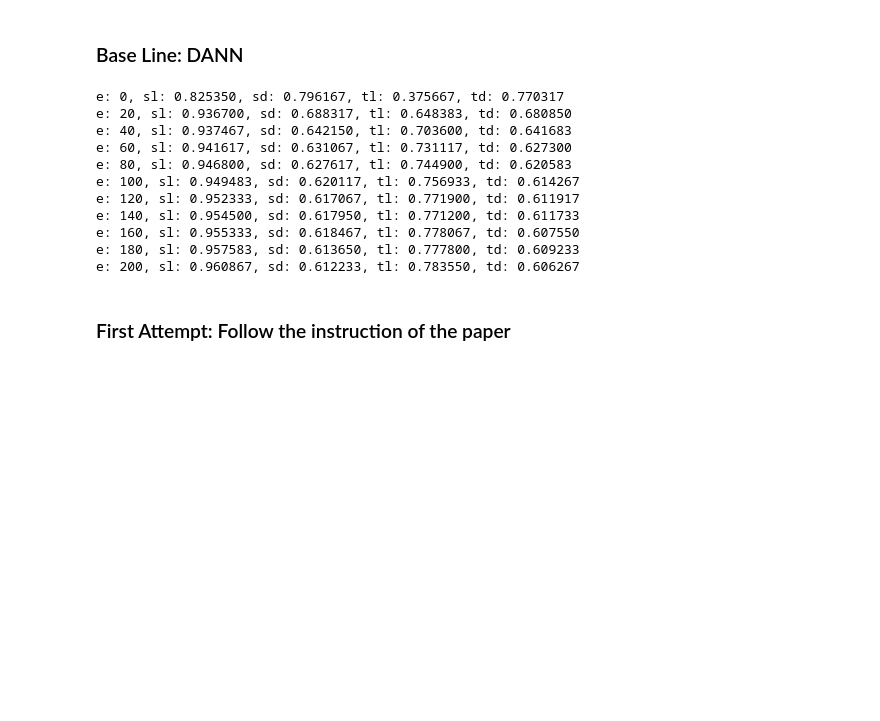
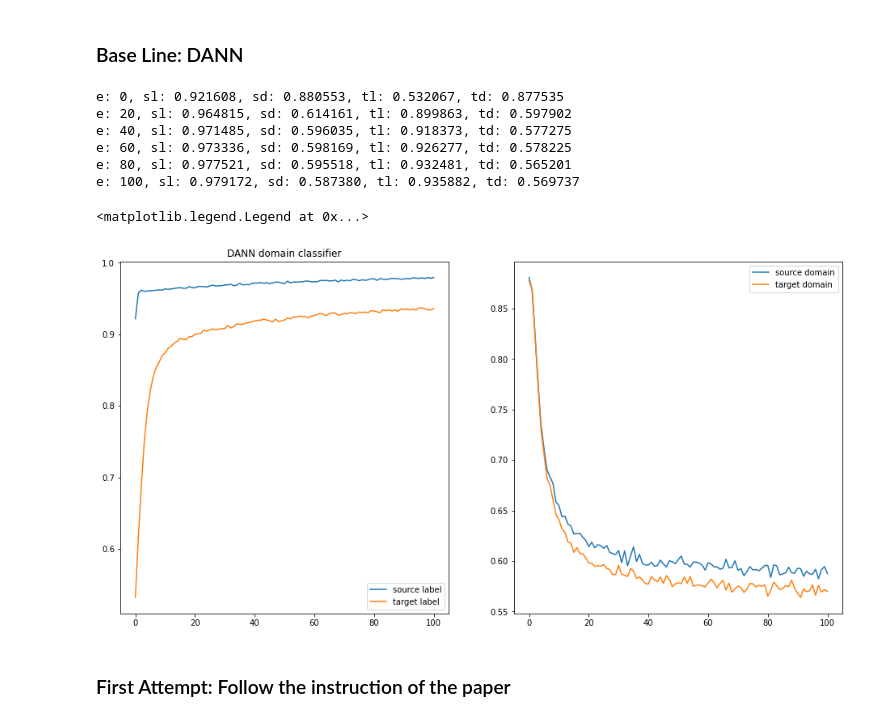
Before and after one commit to bochendong/unsupervised_domain_adaptation, a Jupyter notebook: dann_auto_encoder.ipynb, the cells around one changed output. Drawn from its saved outputs; the diff is of its cells as text; code cells hidden in the pictures; blank space fills up the shorter version.

```diff
--- a/dann_auto_encoder.ipynb
+++ b/dann_auto_encoder.ipynb
@@ -17,2 +23,4 @@ import data_visualization
+# %%
+epoches = 101
 # %% [markdown]
 ### Base Line: DANN
@@ -78,7 +86,6 @@ class DANN(nn.Module):
 def train(source, target, net, criterion, optimizer, epoch, use_cuda=True):
     net.train() # Sets the module in training mode.
 
-    train_loss = 0
     correct_source_label = 0
     correct_source_domain = 0
     correct_target_label = 0
@@ -91,8 +98,11 @@ def train(source, target, net, criterion, optimizer, epoch, use_cuda=True):
 
     for batch_idx, (inputs, source_label) in enumerate(source):
 
-        p = float(batch_idx + epoch * len_dataloader) / (200 * len_dataloader)
+        p = float(batch_idx + epoch * len_dataloader) / (epoches * len_dataloader)
         alpha = 2. / (1. + np.exp(-10 * p)) - 1
+
+        for param_group in optimizer.param_groups:
+            param_group['lr'] = 0.01/(1.+10*p)**0.75
 
         batch_size = inputs.size(0)
         total += batch_size
@@ -136,35 +146,46 @@ def train(source, target, net, criterion, optimizer, epoch, use_cuda=True):
         optimizer.step()
 
     return correct_source_label, correct_source_domain, correct_target_label, correct_target_domain, total
-# %%
-loader_source, loader_target = load_mnist_data.get_data_loader(1)
 # %%
 criterion = nn.CrossEntropyLoss()
 
-net = DANN()
+dann = DANN()
 if (torch.cuda.is_available()):
     torch.cuda.manual_seed_all(42)
     cudnn.benchmark = True
-    net.cuda()
+    dann.cuda()
     criterion = criterion.cuda()
 
-optimizer = optim.Adam(net.parameters(), lr=0.001)
+optimizer = optim.Adam(dann.parameters(), lr=0.001)
 
 history_DANN = []
-for epoch in range(0, 201):
-    sl, sd, tl, td, total = train(loader_source, loader_target, net, criterion, optimizer, epoch)
+for epoch in range(0, epoches):
+    sl, sd, tl, td, total = train(loader_source, loader_target, dann, criterion, optimizer, epoch)
     history_DANN.append([sl/total, sd/total, tl/total, td/total])
     if (epoch % 20 == 0):
         print("e: %d, sl: %f, sd: %f, tl: %f, td: %f" % (epoch, sl/total, sd/total, tl/total, td/total))
 # %% [output]
-e: 0, sl: 0.825350, sd: 0.796167, tl: 0.375667, td: 0.770317
-e: 20, sl: 0.936700, sd: 0.688317, tl: 0.648383, td: 0.680850
-e: 40, sl: 0.937467, sd: 0.642150, tl: 0.703600, td: 0.641683
-e: 60, sl: 0.941617, sd: 0.631067, tl: 0.731117, td: 0.627300
-e: 80, sl: 0.946800, sd: 0.627617, tl: 0.744900, td: 0.620583
-e: 100, sl: 0.949483, sd: 0.620117, tl: 0.756933, td: 0.614267
-e: 120, sl: 0.952333, sd: 0.617067, tl: 0.771900, td: 0.611917
-e: 140, sl: 0.954500, sd: 0.617950, tl: 0.771200, td: 0.611733
-e: 160, sl: 0.955333, sd: 0.618467, tl: 0.778067, td: 0.607550
-e: 180, sl: 0.957583, sd: 0.613650, tl: 0.777800, td: 0.609233
-e: 200, sl: 0.960867, sd: 0.612233, tl: 0.783550, td: 0.606267
+e: 0, sl: 0.921608, sd: 0.880553, tl: 0.532067, td: 0.877535
+e: 20, sl: 0.964815, sd: 0.614161, tl: 0.899863, td: 0.597902
+e: 40, sl: 0.971485, sd: 0.596035, tl: 0.918373, td: 0.577275
+e: 60, sl: 0.973336, sd: 0.598169, tl: 0.926277, td: 0.578225
+e: 80, sl: 0.977521, sd: 0.595518, tl: 0.932481, td: 0.565201
+e: 100, sl: 0.979172, sd: 0.587380, tl: 0.935882, td: 0.569737
+# %%
+f, (ax1, ax2) = plt.subplots(1, 2,figsize=(16, 8))
+x = range(0, epoches)
+
+history_DANN = np.array(history_DANN)
+
+ax1.plot(x, history_DANN[:,0])
+ax1.plot(x, history_DANN[:,2])
+ax1.set_title("DANN classifier")
+ax1.legend(['source label', 'target label'])
+
+ax2.plot(x, history_DANN[:,1])
+ax2.plot(x, history_DANN[:,3])
+ax1.set_title("DANN domain classifier")
+ax2.legend(['source domain', 'target domain'])
+# %% [output]
+<matplotlib.legend.Legend at 0x...>
+[figure, added]
```
Also changed, not shown: parts of 44 cells of this notebook, 12 other files.
